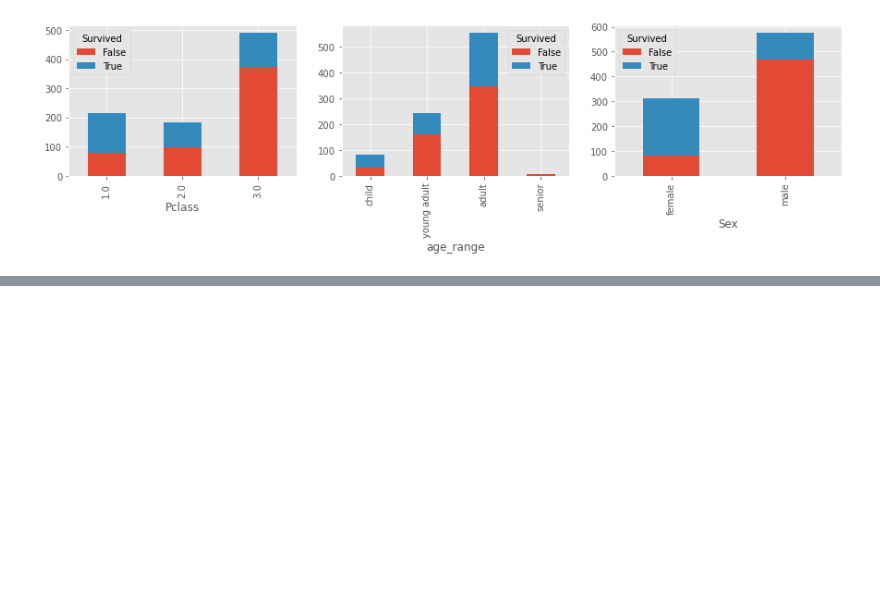
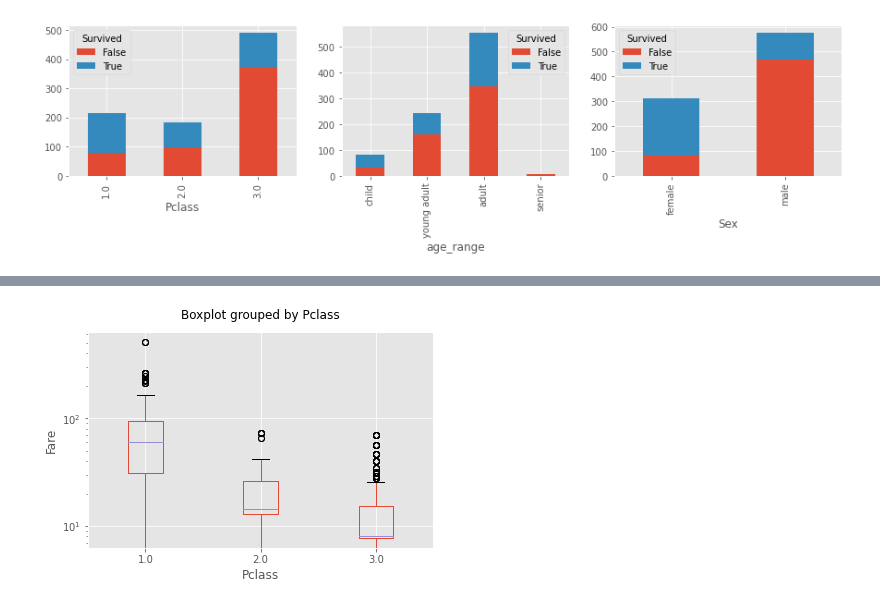
Before and after one commit to luisegarduno/MachineLearning_SummerPlan, a Jupyter notebook: Visualization.ipynb, the cells around one changed output, grey strips where cells are left out. Saved outputs shown, nothing was run; the diff lists cells and outputs as text; code cells hidden in the pictures; blank space fills up the shorter version.

Commit message:
- More visualization examples

```diff
--- a/Visualization.ipynb
+++ b/Visualization.ipynb
@@ -411,2 +411,9 @@ plt.show()
 
  #### Plot Type Five: Box Plot
+# %%
+ax = df_imputed.boxplot(column='Fare', by='Pclass')
+plt.ylabel('Fare')
+plt.title('')
+ax.set_yscale('log') # change y to logarithmic scale so the box plot isn't squished
+# %% [output]
+[figure, added]
```
Also changed, not shown: parts of 2 cells of this notebook, 3 other files.
